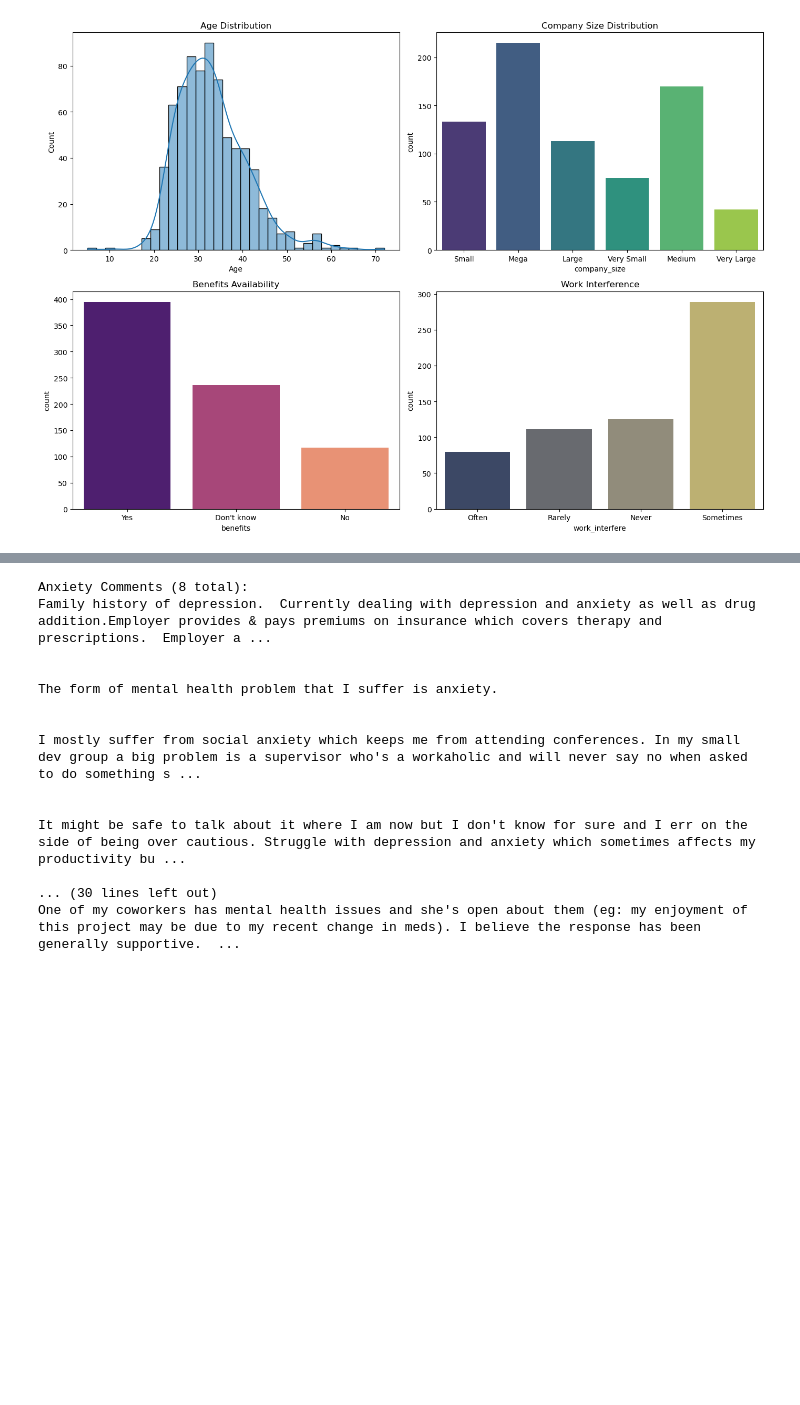
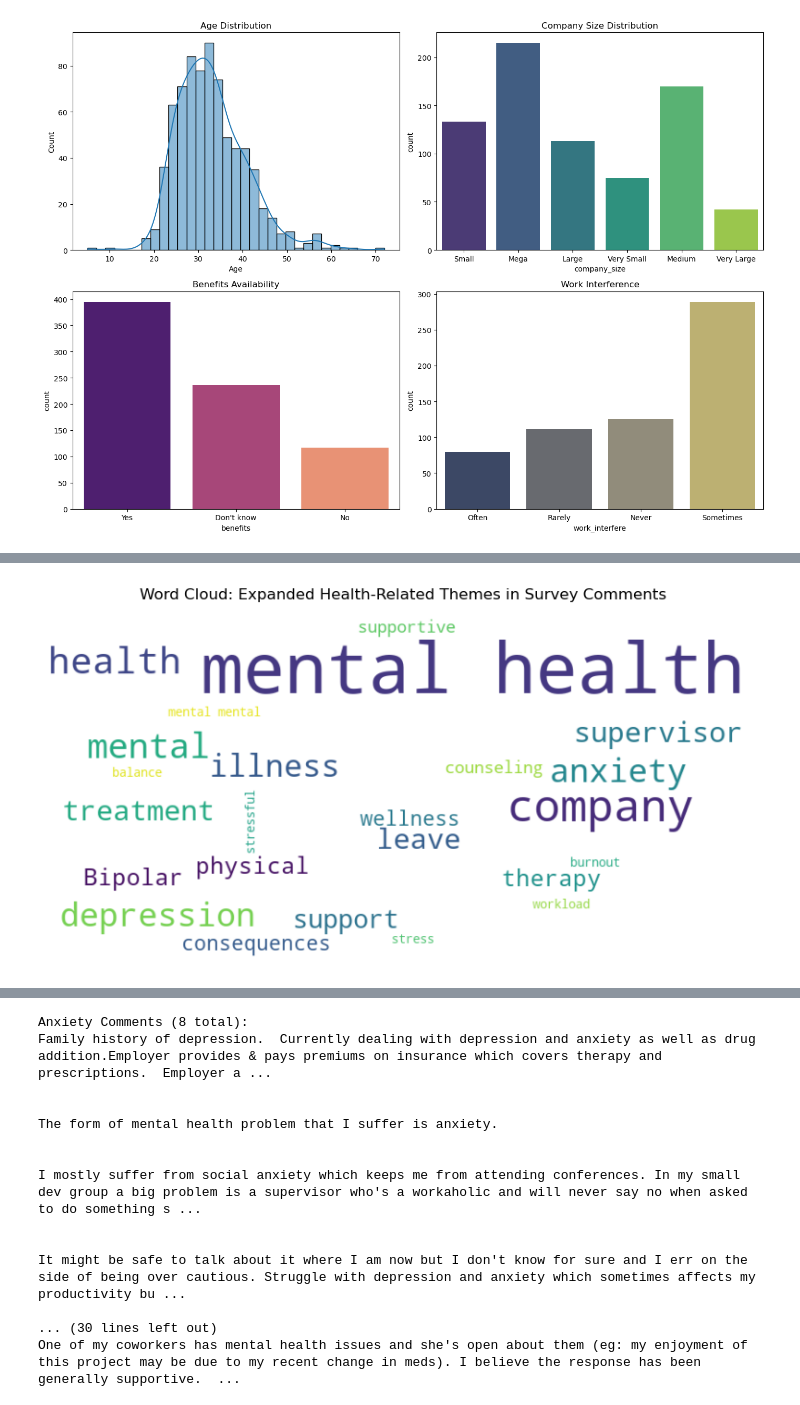
Before and after one commit to rinals/Proj3-grp4-Mentalhealth_Tech, a Jupyter notebook: tech_mental_health_analysis.ipynb, the cells around one changed output, grey strips where cells are left out. Saved outputs shown, nothing was run; the diff lists cells and outputs as text; code cells hidden in the pictures; blank space fills up the shorter version.

```diff
--- a/tech_mental_health_analysis.ipynb
+++ b/tech_mental_health_analysis.ipynb
@@ -335,0 +331,25 @@ plt.show()
+# %%
+# Combine all comments into one text
+comment_text = " ".join(comment for comment in usa_comments_df.comments if isinstance(comment, str))
+
+# Split the comments into individual words
+all_words = comment_text.split()
+
+# Define a list of common health-related keywords
+health_keywords = [
+    "health", "mental", "physical", "stress", "anxiety", "depression", "wellbeing",
+    "therapy", "counseling", "burnout", "pressure", "fatigue", "support", "strain",
+    "illness", "disease", "recovery", "wellness", "treatment"
+]
+
+# Count the occurrences of these health-related words in the comments
+word_counts = Counter(word.lower() for word in all_words if word.lower() in health_keywords)
+
+# Convert the counter to a DataFrame for better readability
+health_word_count_df = pd.DataFrame(word_counts.items(), columns=["Health Related Word", "Frequency"])
+
+# Sort the DataFrame by frequency
+health_word_count_df = health_word_count_df.sort_values(by="Frequency", ascending=False)
+
+# Display the table
+print(health_word_count_df)
@@ -335,0 +371,21 @@ plt.show()
+# %%
+# Expanding the list of health-related keywords to include more relevant terms
+expanded_health_keywords = health_keywords + [
+    "well-being", "therapy", "counsel", "fatigued", "pressure", "overwork", "mental-health", "treatment", "depression", "bipolar",
+    "burnout", "stressful", "workload", "balance", "supportive", "company", "leave", "supervisor", "illnesses", "symptoms", "psychological", "supervisor", "consequences"
+]
+
+# Generate the word cloud using the expanded health-related words only
+expanded_health_comment_text = " ".join(word for word in all_words if word.lower() in expanded_health_keywords)
+
+# Create the word cloud for health-related words
+wordcloud_expanded_health = WordCloud(width=800, height=400, background_color='white').generate(expanded_health_comment_text)
+
+# Display the word cloud
+plt.figure(figsize=(10, 5))
+plt.imshow(wordcloud_expanded_health, interpolation='bilinear')
+plt.axis('off')
+plt.title("Word Cloud: Expanded Health-Related Themes in Survey Comments")
+plt.show()
+# %% [output]
+[figure, added]
```
Also changed, not shown: parts of 33 cells of this notebook, 1 other file.
